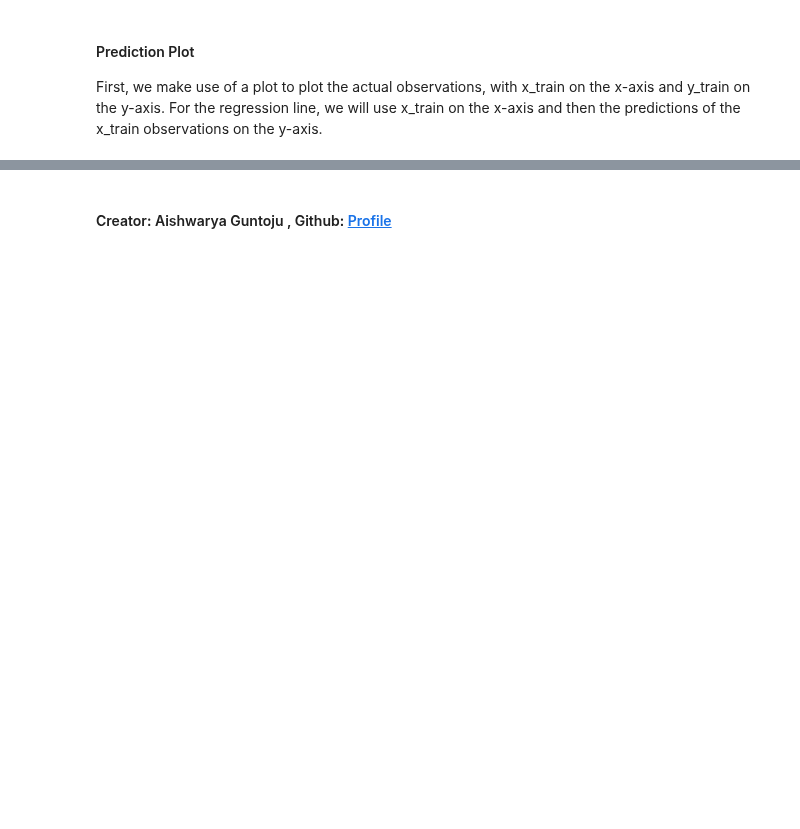
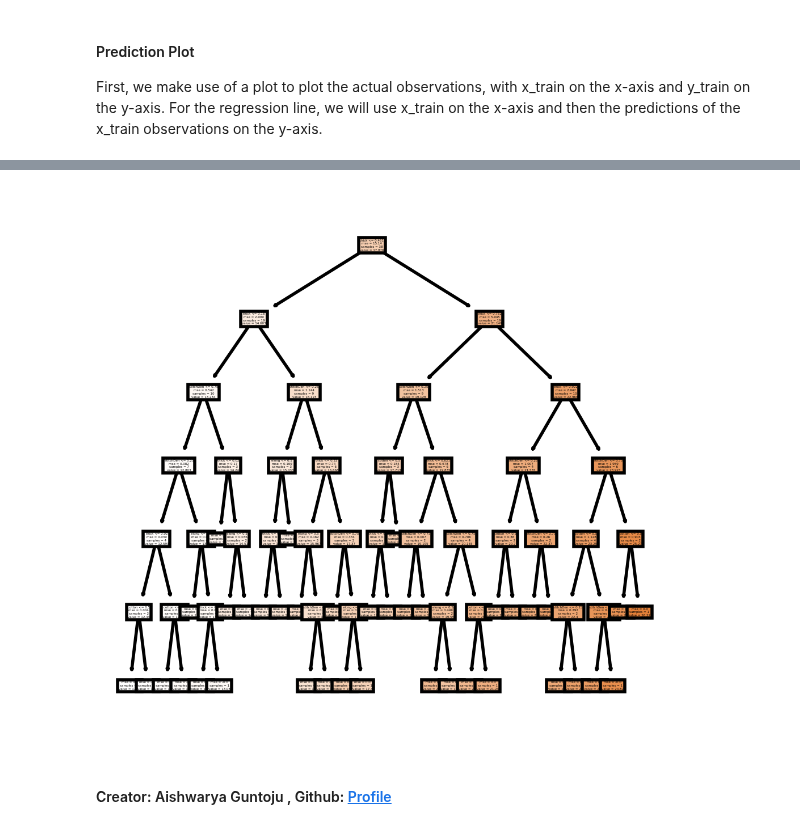
Before and after one commit to blobcity/ai-seed, a Jupyter notebook: Regression/Decision Tree/DecisionTreeRegressor_MinMaxScaler.ipynb, the cells around one changed output, grey strips where cells are left out. Saved outputs shown, nothing was run; the diff lists cells and outputs as text; code cells hidden in the pictures; blank space fills up the shorter version.

Commit message:
Added tree plot

```diff
--- a/Regression/Decision Tree/DecisionTreeRegressor_MinMaxScaler.ipynb
+++ b/Regression/Decision Tree/DecisionTreeRegressor_MinMaxScaler.ipynb
@@ -208,2 +203,10 @@ plt.show()
+# %%
+fig, axes = plt.subplots(nrows = 1,ncols = 1,figsize = (3,3), dpi=400)
+cls_target = [str(x) for x in pd.unique(y_train)]
+cls_target.sort()
+plot_tree(model,feature_names = X.columns, class_names=cls_target,filled = True)
+fig.savefig('./tree.png')
+# %% [output]
+[figure, added]
 # %% [markdown]
 #### Creator: Aishwarya Guntoju , Github: [Profile](https://github.com/DSAishwaryaG)
```
Also changed, not shown: parts of 10 cells of this notebook.
